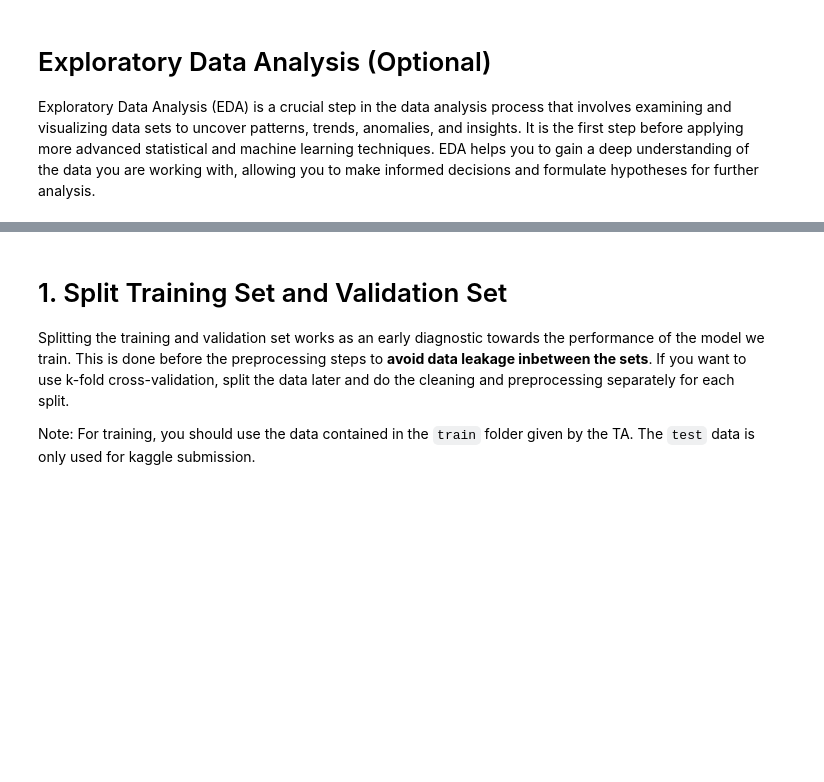
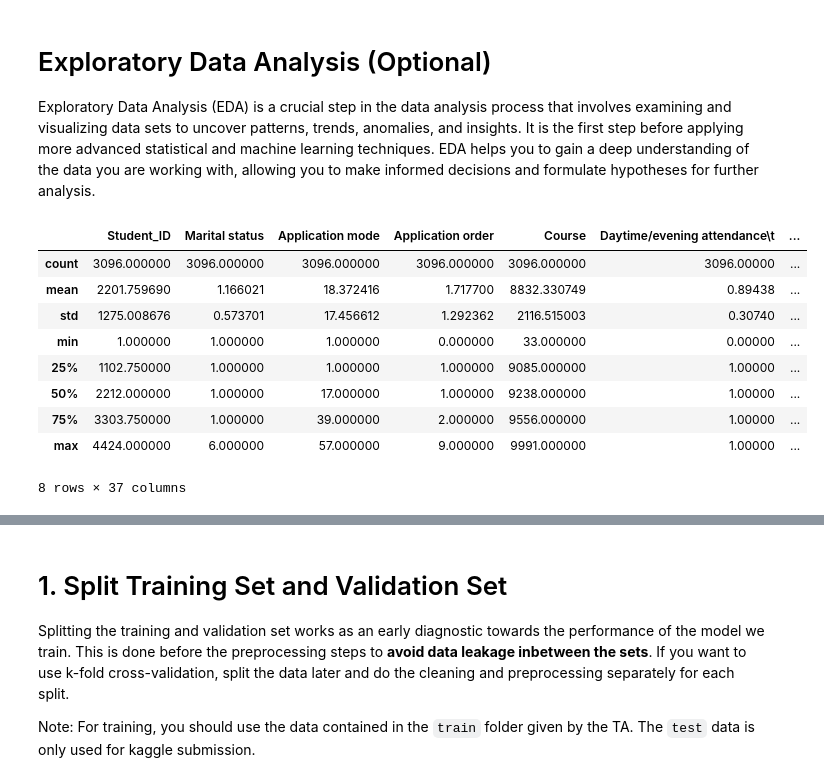
Before and after one commit to iammadsfq/AI_Tubes2_AiKamuMah, a Jupyter notebook: notebook.ipynb, the cells around one changed output, grey strips where cells are left out. Cells and saved outputs as stored; diff of their text form; code cells hidden in the pictures; blank space fills up the shorter version.

```diff
--- a/notebook.ipynb
+++ b/notebook.ipynb
@@ -32,3 +55,16 @@ import numpy as np
 Exploratory Data Analysis (EDA) is a crucial step in the data analysis process that involves examining and visualizing data sets to uncover patterns, trends, anomalies, and insights. It is the first step before applying more advanced statistical and machine learning techniques. EDA helps you to gain a deep understanding of the data you are working with, allowing you to make informed decisions and formulate hypotheses for further analysis.
 # %%
 # Write your code here
+
+df.describe()
+# %% [output]
+|  | Student_ID | Marital status | Application mode | Application order | Course | Daytime/evening attendance\t | ... |
+| count | 3096.000000 | 3096.000000 | 3096.000000 | 3096.000000 | 3096.000000 | 3096.00000 | ... |
+| mean | 2201.759690 | 1.166021 | 18.372416 | 1.717700 | 8832.330749 | 0.89438 | ... |
+| std | 1275.008676 | 0.573701 | 17.456612 | 1.292362 | 2116.515003 | 0.30740 | ... |
+| min | 1.000000 | 1.000000 | 1.000000 | 0.000000 | 33.000000 | 0.00000 | ... |
+| 25% | 1102.750000 | 1.000000 | 1.000000 | 1.000000 | 9085.000000 | 1.00000 | ... |
+| 50% | 2212.000000 | 1.000000 | 17.000000 | 1.000000 | 9238.000000 | 1.00000 | ... |
+| 75% | 3303.750000 | 1.000000 | 39.000000 | 2.000000 | 9556.000000 | 1.00000 | ... |
+| max | 4424.000000 | 6.000000 | 57.000000 | 9.000000 | 9991.000000 | 1.00000 | ... |
+8 rows × 37 columns
```
Also changed, not shown: parts of 11 cells of this notebook, 1 other file.
